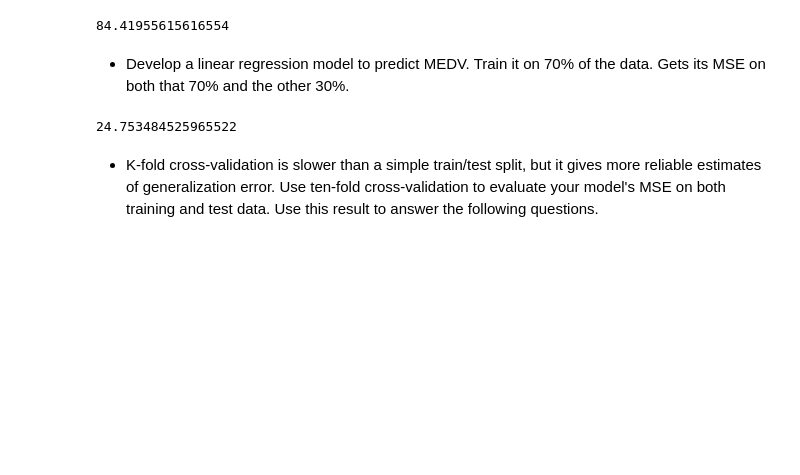
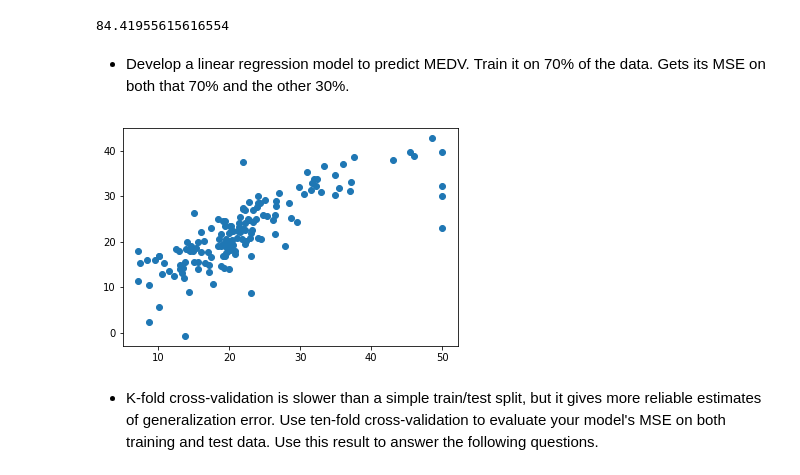
Before and after one commit to tstrait/Unit3_Project, a Jupyter notebook: linreg_knn_project.ipynb, the cells around one changed output. Saved outputs shown, nothing was run; the diff lists cells and outputs as text; code cells hidden in the pictures; blank space fills up the shorter version.

```diff
--- a/linreg_knn_project.ipynb
+++ b/linreg_knn_project.ipynb
@@ -164,16 +165,19 @@ null_mse
 # %%
 from sklearn.model_selection import train_test_split
 from sklearn.linear_model import LinearRegression
 
-X_train, X_test, y_train, y_test = train_test_split(X,y, random_state=123)
+X_train, X_test, y_train, y_test = train_test_split(X,y, random_state=123, test_size = 0.3)
 
 linreg = LinearRegression()
 linreg.fit(X_train,y_train)
 y_pred = linreg.predict(X_test)
 mse = metrics.mean_squared_error(y_test, y_pred)
 
 mse
+
+fig, ax = plt.subplots()
+ax.scatter(y_test, y_pred);
 # %% [output]
-24.753484525965522
+[figure, added]
 # %% [markdown]
 - K-fold cross-validation is slower than a simple train/test split, but it gives more reliable estimates of generalization error. Use ten-fold cross-validation to evaluate your model's MSE on both training and test data. Use this result to answer the following questions.
```
Also changed, not shown: parts of 14 cells of this notebook.
